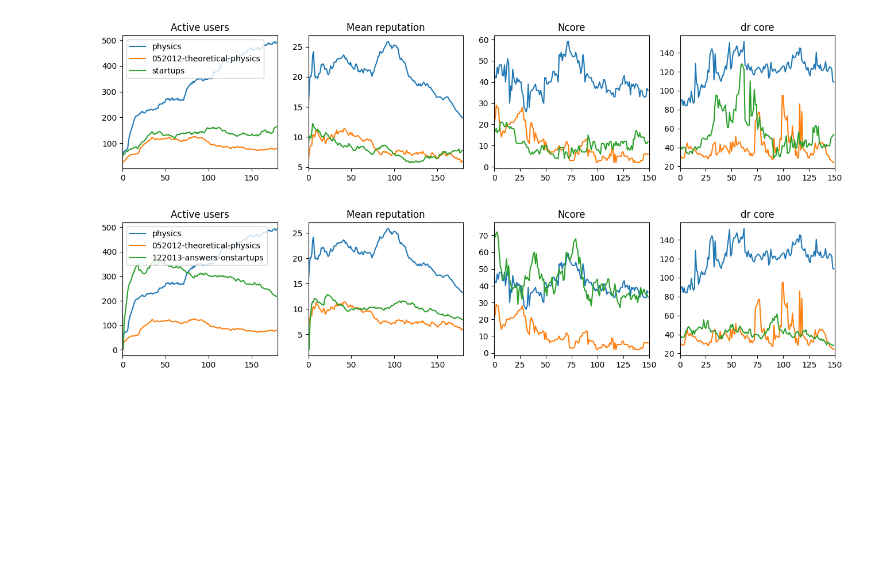
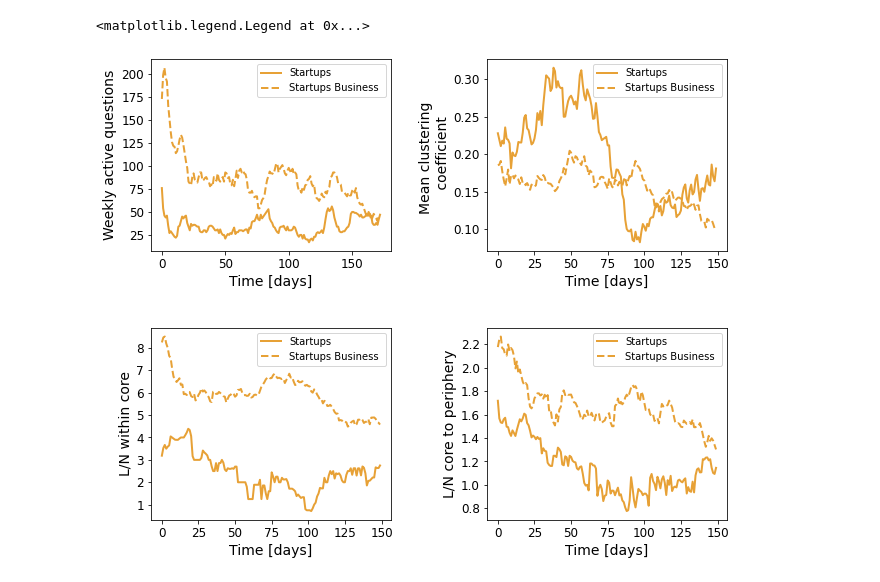
Before and after one commit to ana-vranic/Stack-Exchange-communities, a Jupyter notebook: Figures_startups.ipynb, the cells around one changed output. Cells and saved outputs as stored; diff of their text form; code cells hidden in the pictures; blank space fills up the shorter version.

Commit message:
startups

```diff
--- a/Figures_startups.ipynb
+++ b/Figures_startups.ipynb
@@ -97,17 +44,22 @@ def compare_comm(comms):
-# %%
-#TODO: CHANGE COLORS
-
-comms = ["physics", "052012-theoretical-physics", "startups"]
-compare_comm(comms)
-#plt.savefig(save_path+'physics-startups-comp.pdf', dpi=300, bbox_inches='tight')
-
-plt.show()
-
-comms = ["physics", "052012-theoretical-physics", "122013-answers-onstartups"]
-compare_comm(comms)
-#plt.savefig(save_path+'physics-ansstartups-comp.pdf', dpi=300, bbox_inches='tight')
-
-plt.show()
-# %% [output]
-[figure, removed]
-[figure, removed]
+# %%
+plt.figure(figsize = (10,8))
+plt.subplots_adjust(left=0.1,bottom=0.1,right=0.9,top=0.9,wspace=0.4,hspace=0.4)
+
+plt.subplot(2,2,1)
+df.single_panel_plot(data_questions, "startups", 'Number_of_active_questions',colors, 'Weekly active questions' )
+plt.legend(["Startups", "Startups Business "])
+
+plt.subplot(2,2,2)
+df.single_panel_plot(data_nets, "startups", 'Clustering_coef',colors, 'Mean clustering \n coefficient')
+plt.legend(["Startups", "Startups Business "])
+
+plt.subplot(2,2,3)
+df.single_panel_plot(data_coreper, "startups", 'LN_core',colors, 'L/N within core')
+plt.legend(["Startups", "Startups Business "])
+
+plt.subplot(2, 2, 4)
+df.single_panel_plot(data_coreper, "startups", 'LN_core_periphery',colors, 'L/N core to periphery')
+plt.legend(["Startups", "Startups Business "])
+# %% [output]
+<matplotlib.legend.Legend at 0x...>
+[figure, added]
```
Also changed, not shown: parts of 4 cells of this notebook.
